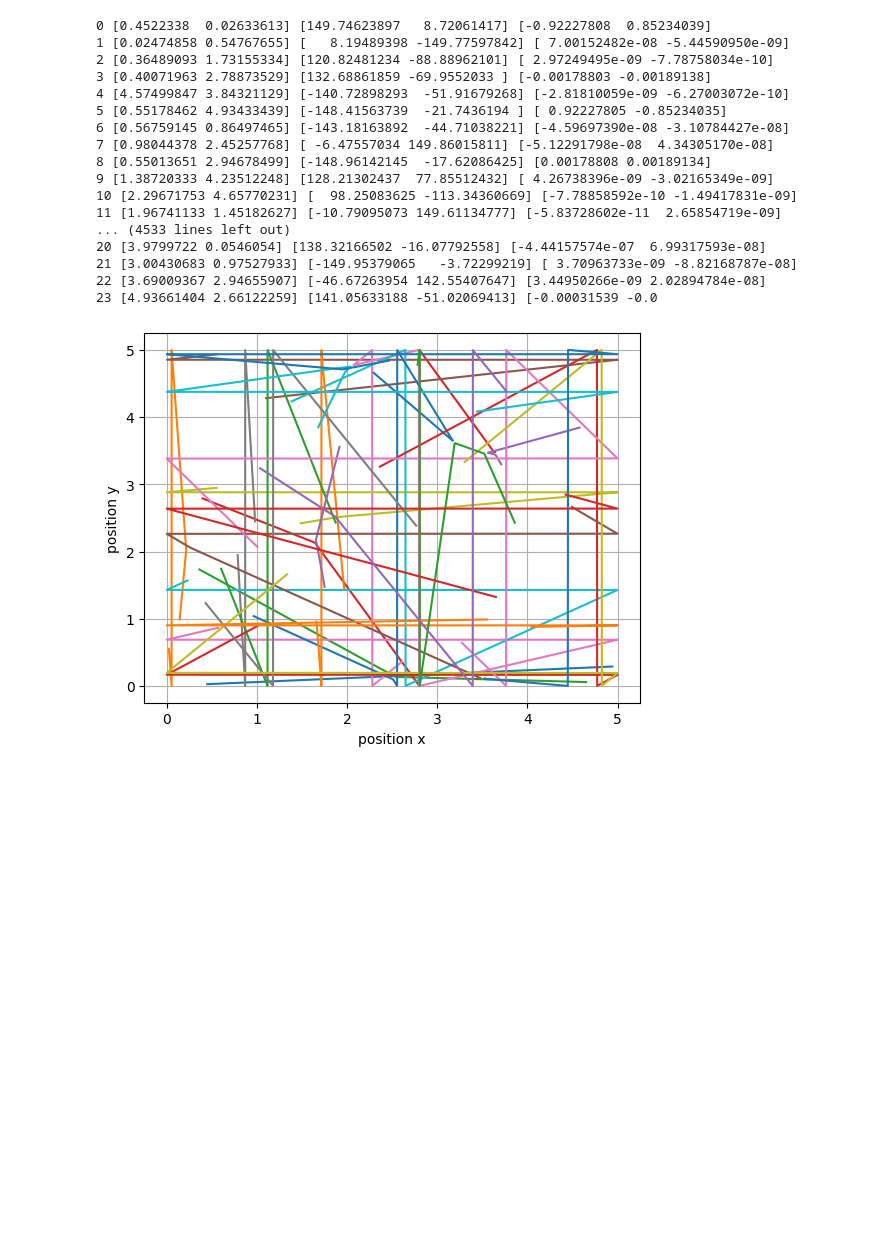
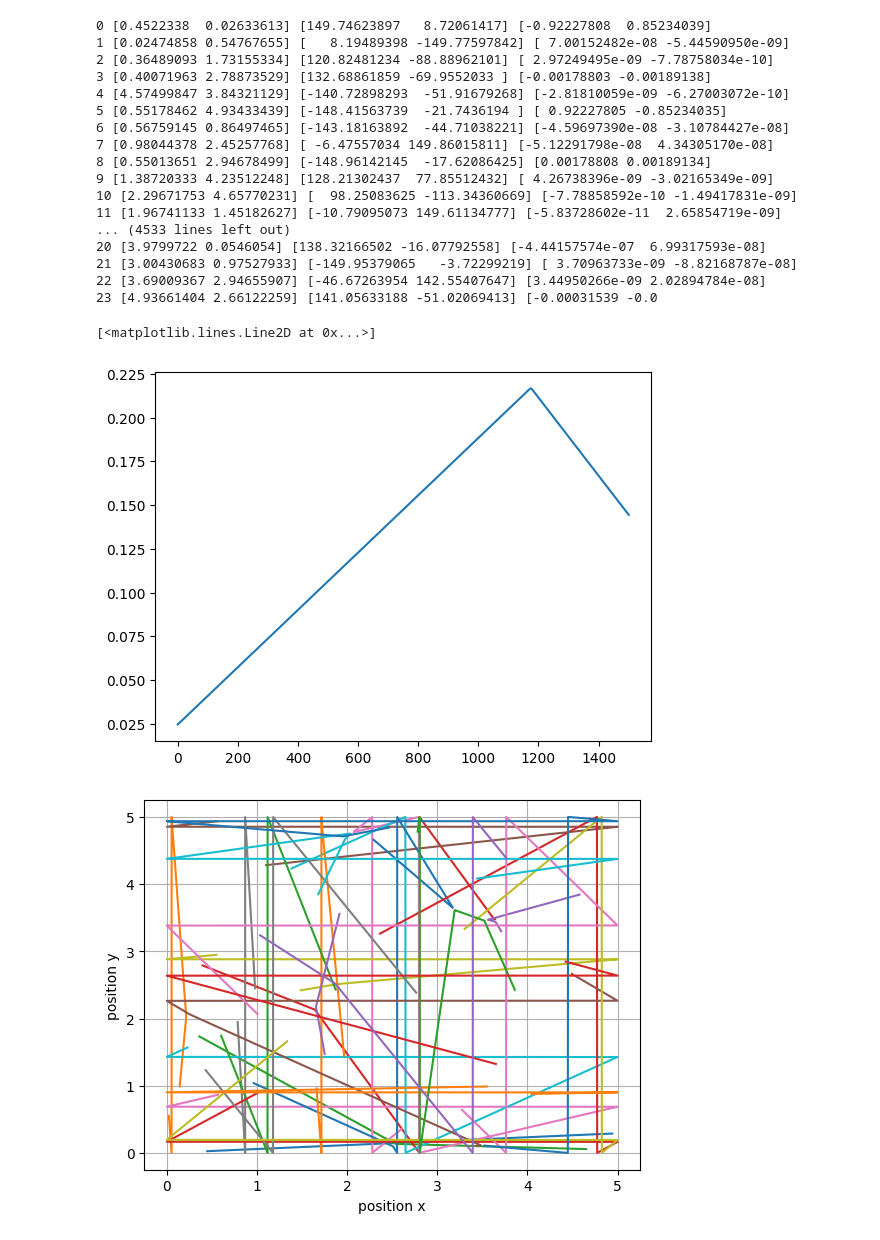
Before and after one commit to JONNeKK/ccs, a Jupyter notebook: week_2/week_2.ipynb, the cells around one changed output. Cells and saved outputs as stored; diff of their text form; code cells hidden in the pictures; blank space fills up the shorter version.

```diff
--- a/week_2/week_2.ipynb
+++ b/week_2/week_2.ipynb
@@ -612,7 +612,10 @@ sim.run('lennard-jones')
 22 [3.69009367 2.94655907] [-46.67263954 142.55407647] [3.44950266e-09 2.02894784e-08]
 23 [4.93661404 2.66122259] [141.05633188 -51.02069413] [-0.00031539 -0.0
 # %%
-#plt.plot(sim.data_traj[0][0])
+plt.plot(sim.data_traj[1][0])
+# %% [output]
+[<matplotlib.lines.Line2D at 0x...>]
+[figure, added]
 # %%
 sim.show_traj()
 # %% [output]
```
Also changed, not shown: parts of 4 cells of this notebook.
